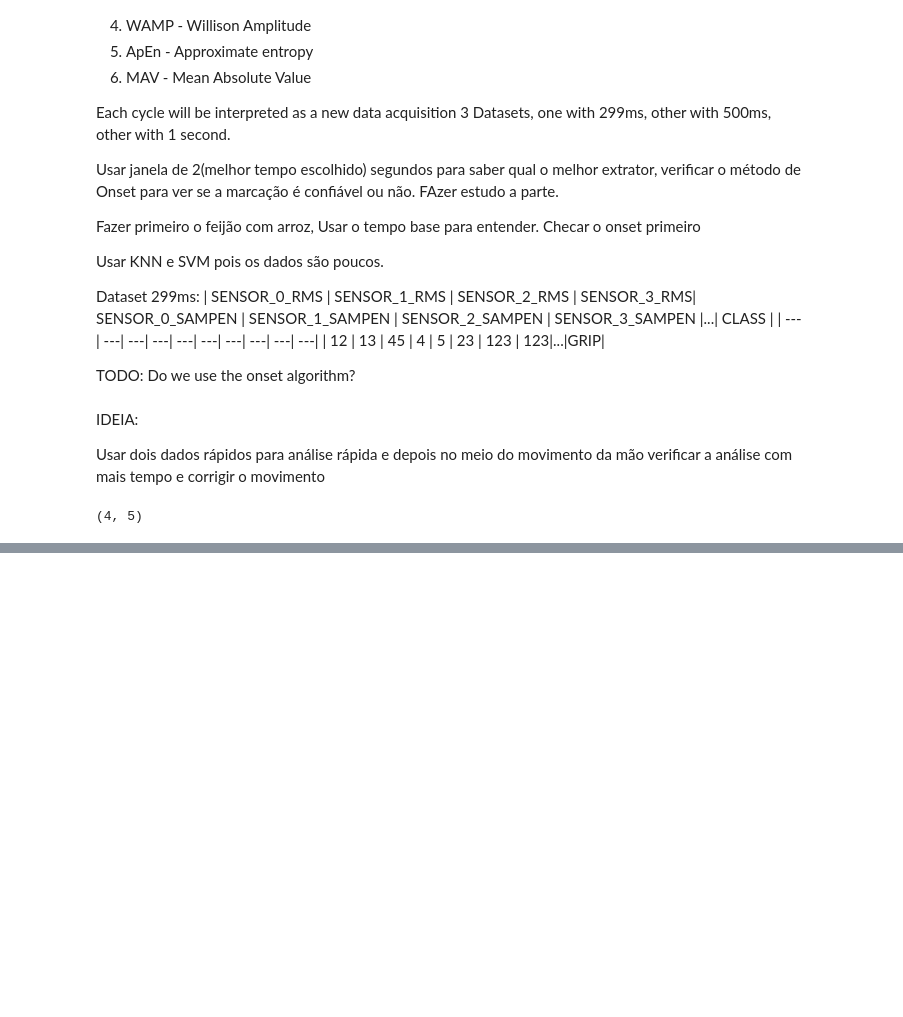
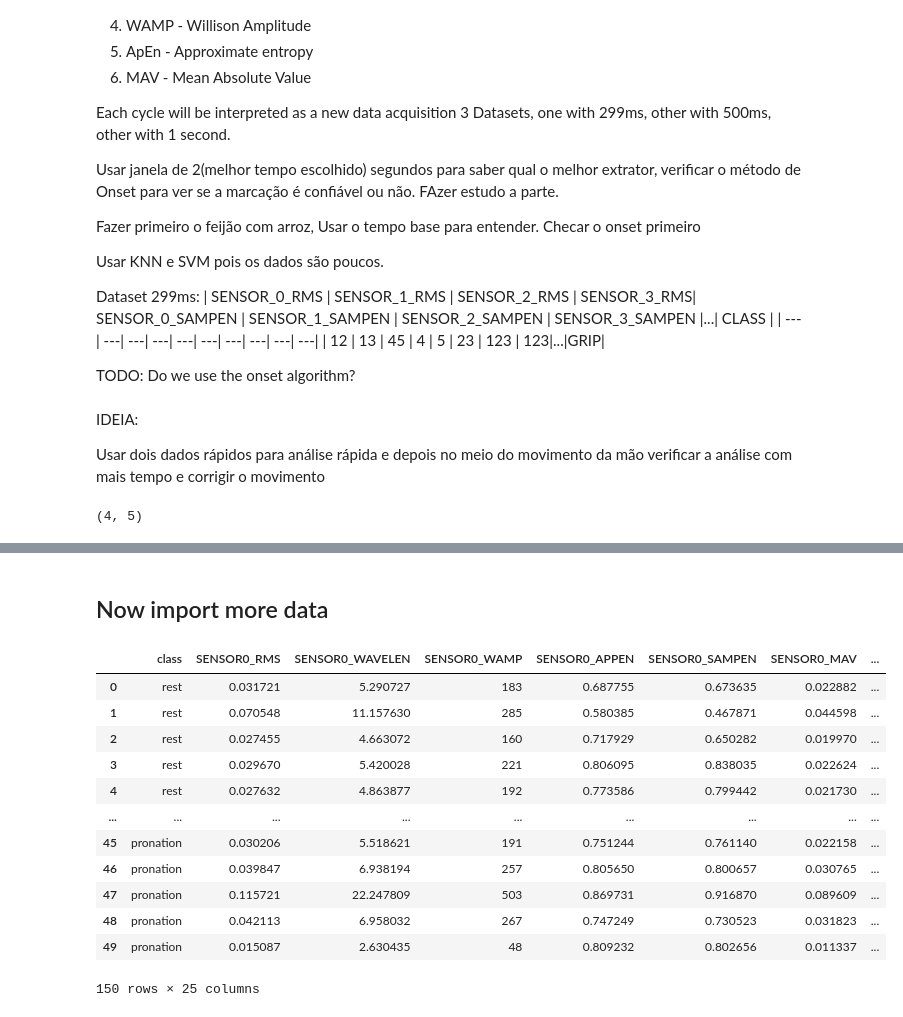
Before and after one commit to Beloin/TCCEMG, a Jupyter notebook: impl_tests/classifier_test01.ipynb, the cells around one changed output, grey strips where cells are left out. Saved outputs shown, nothing was run; the diff lists cells and outputs as text; code cells hidden in the pictures; blank space fills up the shorter version.

```diff
--- a/impl_tests/classifier_test01.ipynb
+++ b/impl_tests/classifier_test01.ipynb
@@ -217,0 +228,4 @@ pd.DataFrame(newds_offsetted).head(10)
+# %%
+import dataset_creation as dtc
+
+ds, offsetted_ds = dtc.create_dataset(fbase)
@@ -217,0 +247,26 @@ pd.DataFrame(newds_offsetted).head(10)
+# %% [markdown]
+## Now import more data
+# %%
+fbase2 = pd.read_csv('./2_filtered.csv', header=None)
+fbase3 = pd.read_csv('./3_filtered.csv', header=None)
+
+
+ds_2, _ = dtc.create_dataset(fbase2)
+ds_3, _ = dtc.create_dataset(fbase3)
+# %%
+full_ds = pd.concat([ds, ds_2, ds_3])
+full_ds
+# %% [output]
+|  | class | SENSOR0_RMS | SENSOR0_WAVELEN | SENSOR0_WAMP | SENSOR0_APPEN | SENSOR0_SAMPEN | SENSOR0_MAV | ... |
+| 0 | rest | 0.031721 | 5.290727 | 183 | 0.687755 | 0.673635 | 0.022882 | ... |
+| 1 | rest | 0.070548 | 11.157630 | 285 | 0.580385 | 0.467871 | 0.044598 | ... |
+| 2 | rest | 0.027455 | 4.663072 | 160 | 0.717929 | 0.650282 | 0.019970 | ... |
+| 3 | rest | 0.029670 | 5.420028 | 221 | 0.806095 | 0.838035 | 0.022624 | ... |
+| 4 | rest | 0.027632 | 4.863877 | 192 | 0.773586 | 0.799442 | 0.021730 | ... |
+| ... | ... | ... | ... | ... | ... | ... | ... | ... |
+| 45 | pronation | 0.030206 | 5.518621 | 191 | 0.751244 | 0.761140 | 0.022158 | ... |
+| 46 | pronation | 0.039847 | 6.938194 | 257 | 0.805650 | 0.800657 | 0.030765 | ... |
+| 47 | pronation | 0.115721 | 22.247809 | 503 | 0.869731 | 0.916870 | 0.089609 | ... |
+| 48 | pronation | 0.042113 | 6.958032 | 267 | 0.747249 | 0.730523 | 0.031823 | ... |
+| 49 | pronation | 0.015087 | 2.630435 | 48 | 0.809232 | 0.802656 | 0.011337 | ... |
+150 rows × 25 columns
```
Also changed, not shown: parts of 14 cells of this notebook, 3 other files.
